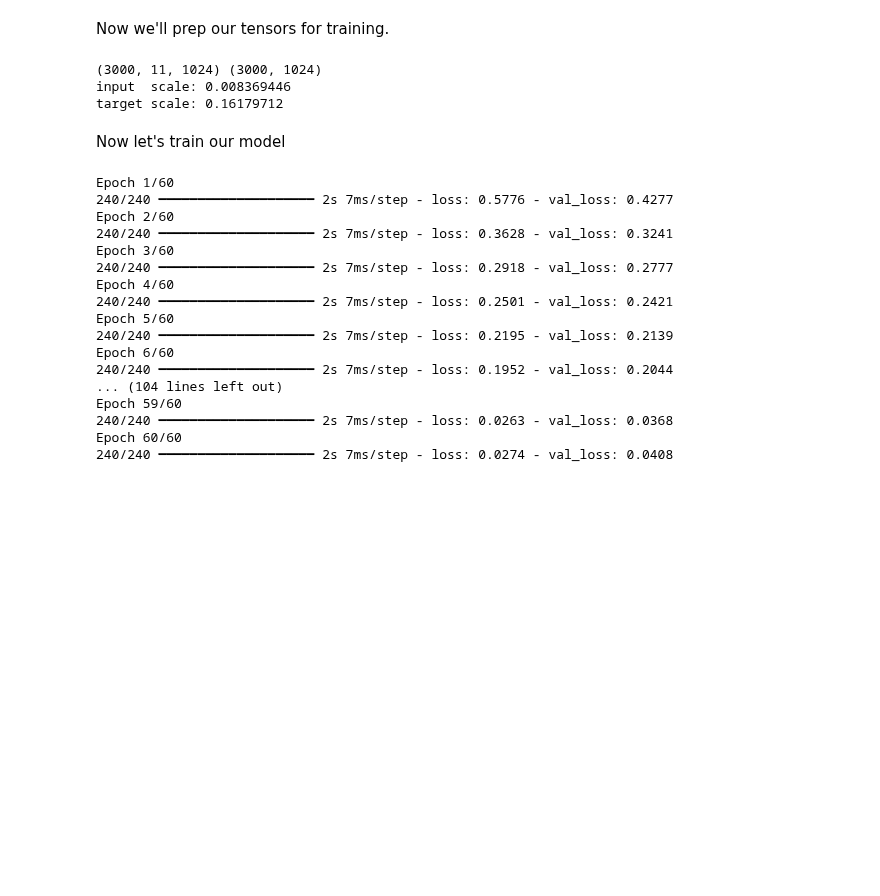
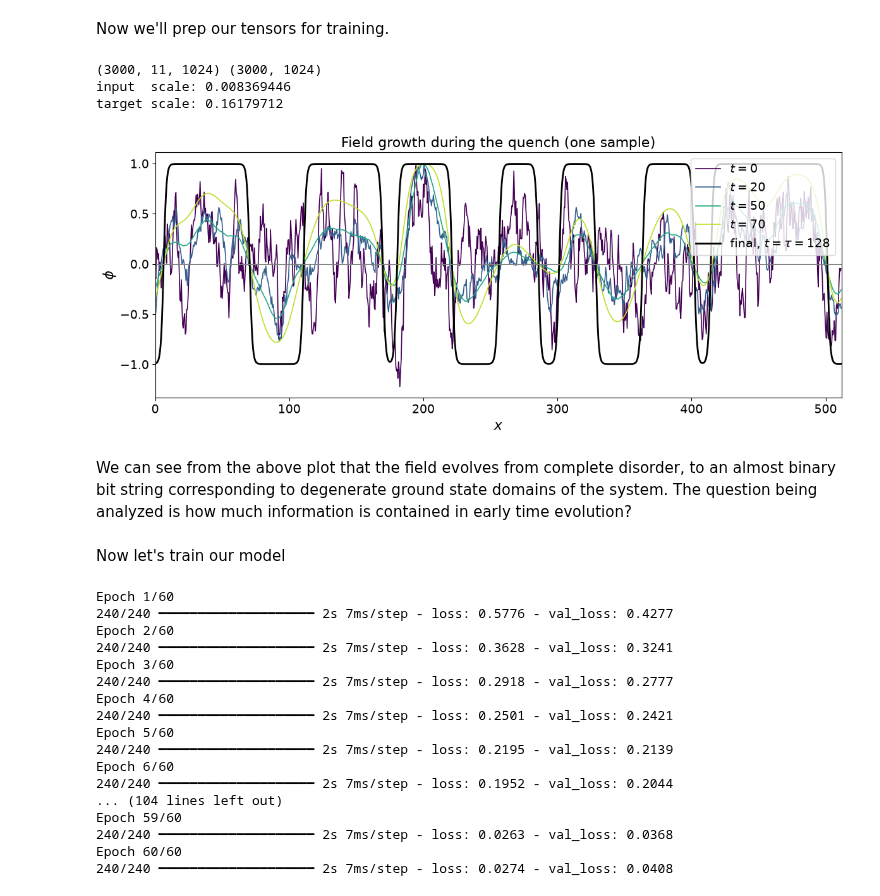
Before and after one commit to KristianMunnikhuis/MachineLearningKZ, a Jupyter notebook: notebooks/01_1D_replication.ipynb, the cells around one changed output. Drawn from its saved outputs; the diff is of its cells as text; code cells hidden in the pictures; blank space fills up the shorter version.

```diff
--- a/notebooks/01_1D_replication.ipynb
+++ b/notebooks/01_1D_replication.ipynb
@@ -70,27 +70,32 @@ target scale: 0.16179712
 # %%
 # ---- inputs ----
 T_LIST   = [0, 20, 50, 70]   # times to show
 SAMPLE   = -1                # which sample (any index; -1 = last, a validation sample)
 
 ts = d["ts"]
 x  = kz.grid()
 colors = plt.cm.viridis(np.linspace(0, 0.9, len(T_LIST)))
 
 plt.figure(figsize=(12, 5))
 for t, c in zip(T_LIST, colors):
     j = int(np.argmin(np.abs(ts - t)))          # nearest stored snapshot
-    plt.plot(x, d["phi_hist"][SAMPLE, j], color=c, lw=1.2, label=rf"$t = {ts[j]:.0f}$")
-plt.plot(x, d["phi_final"][SAMPLE], "k-", lw=2, label=rf"final, $t = \tau = {TAU}$")
+    sample = d["phi_hist"][SAMPLE, j]
+    plt.plot(x, sample/sample.max(), color=c, lw=1.2, label=rf"$t = {ts[j]:.0f}$")
+plt.plot(x, d["phi_final"][SAMPLE], "k-", lw=2, label=rf"final, $t = \tau = {128}$")
 
 plt.axhline(0, color="grey", lw=0.8)
 plt.xlim(0, kz.L())
 plt.xlabel(r"$x$", fontsize=FONTSIZE)
 plt.ylabel(r"$\phi$", fontsize=FONTSIZE)
 plt.title("Field growth during the quench (one sample)", fontsize=FONTSIZE)
 plt.tick_params(labelsize=FONTSIZE - 2)
 plt.legend(fontsize=FONTSIZE - 2, loc="upper right")
 plt.tight_layout()
 plt.show()
+# %% [output]
+[figure, added]
+# %% [markdown]
+We can see from the above plot that the field evolves from complete disorder, to an almost binary bit string corresponding to degenerate ground state domains of the system. The question being analyzed is how much information is contained in early time evolution?
 # %% [markdown]
 Now let's train our model
 # %%
```
Also changed, not shown: parts of 14 cells of this notebook, 1 other file.
